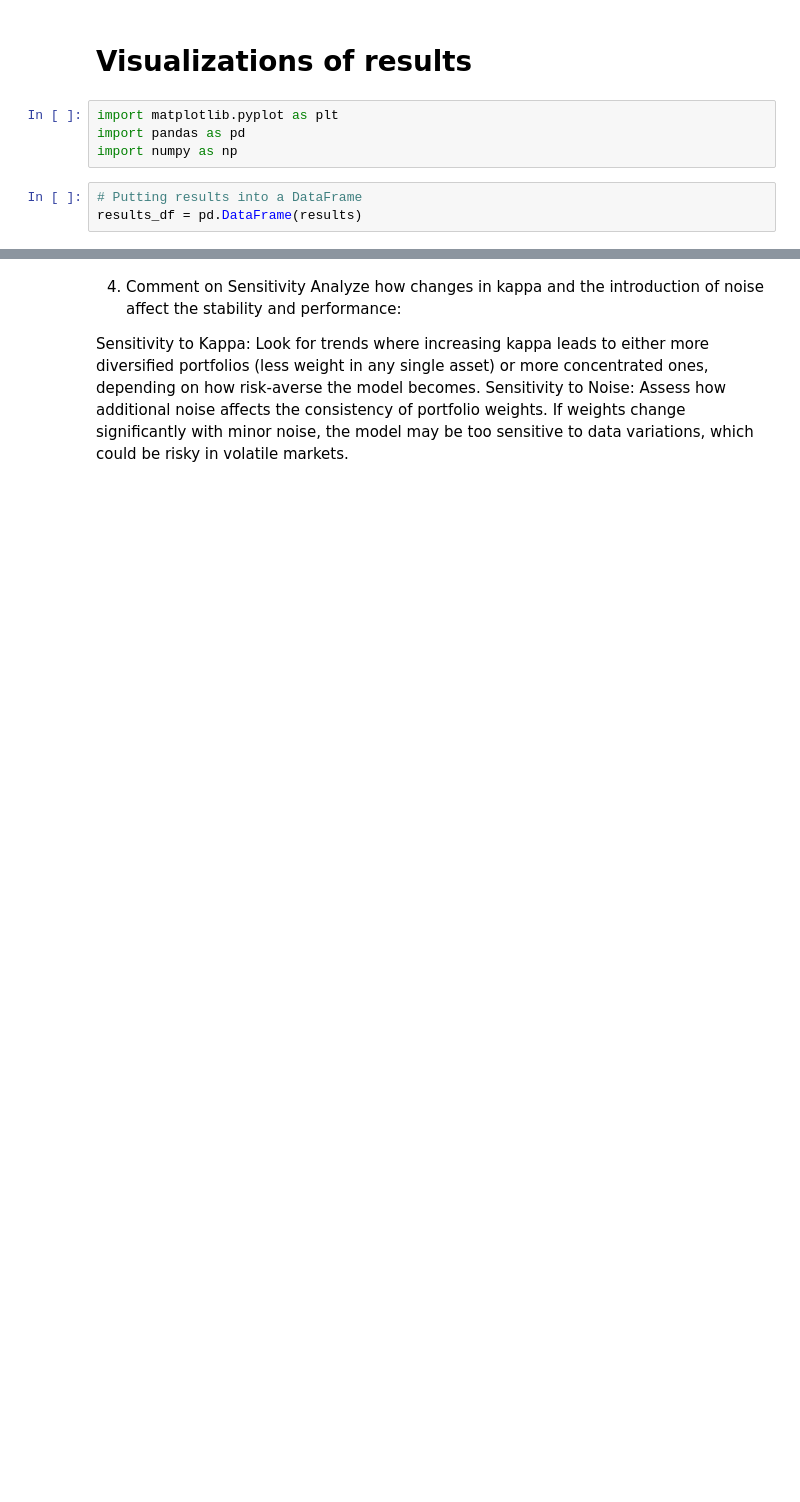
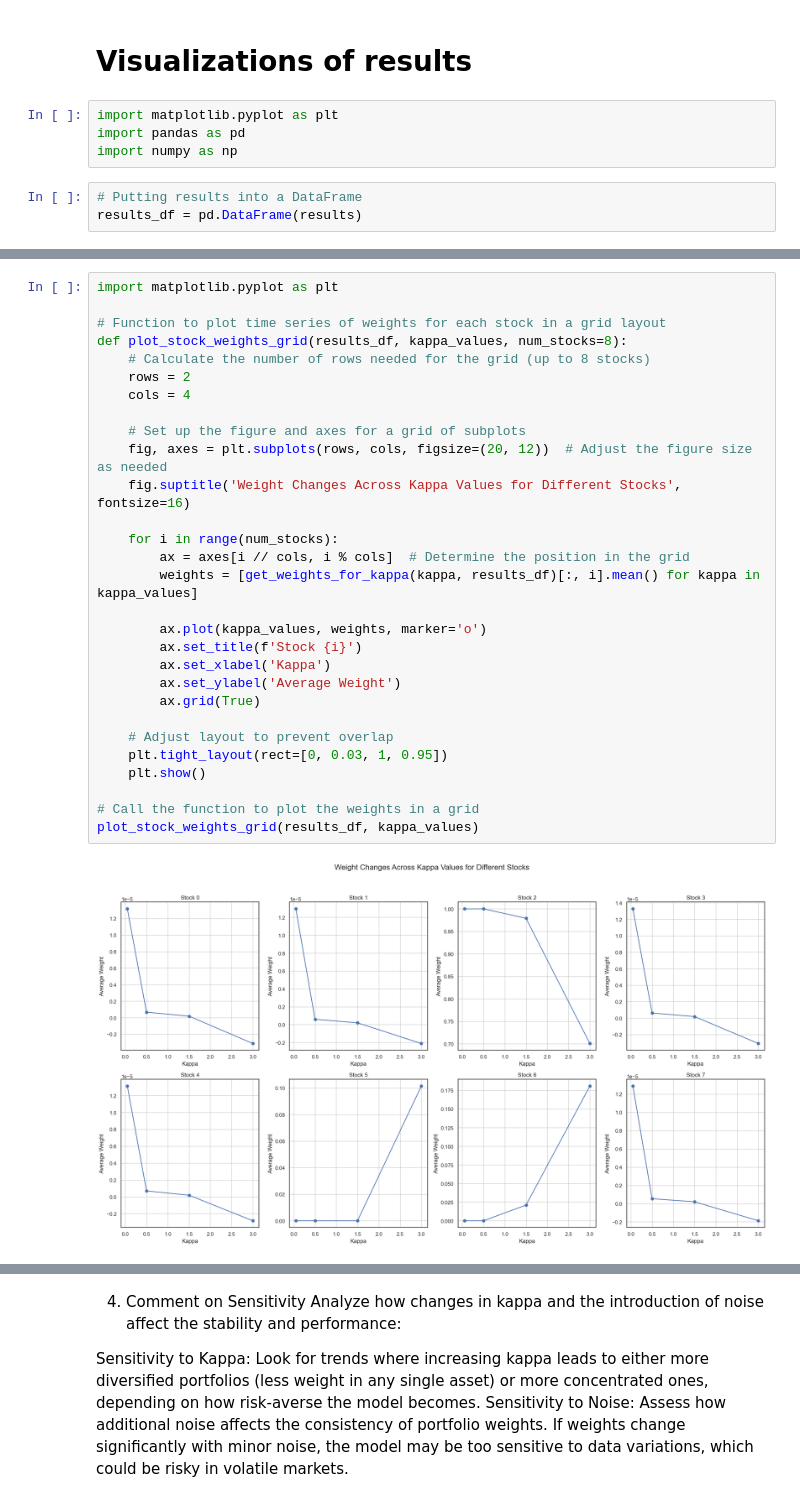
Before and after one commit to ruimaciell/2nd_homework_ml, a Jupyter notebook: Exercise2.ipynb, the cells around one changed output, grey strips where cells are left out. Saved outputs shown, nothing was run; the diff lists cells and outputs as text; blank space fills up the shorter version.

```diff
--- a/Exercise2.ipynb
+++ b/Exercise2.ipynb
@@ -336,2 +346,33 @@ for kappa in kappa_values:
+# %%
+import matplotlib.pyplot as plt
+
+# Function to plot time series of weights for each stock in a grid layout
+def plot_stock_weights_grid(results_df, kappa_values, num_stocks=8):
+    # Calculate the number of rows needed for the grid (up to 8 stocks)
+    rows = 2
+    cols = 4
+
+    # Set up the figure and axes for a grid of subplots
+    fig, axes = plt.subplots(rows, cols, figsize=(20, 12))  # Adjust the figure size as needed
+    fig.suptitle('Weight Changes Across Kappa Values for Different Stocks', fontsize=16)
+
+    for i in range(num_stocks):
+        ax = axes[i // cols, i % cols]  # Determine the position in the grid
+        weights = [get_weights_for_kappa(kappa, results_df)[:, i].mean() for kappa in kappa_values]
+
+        ax.plot(kappa_values, weights, marker='o')
+        ax.set_title(f'Stock {i}')
+        ax.set_xlabel('Kappa')
+        ax.set_ylabel('Average Weight')
+        ax.grid(True)
+
+    # Adjust layout to prevent overlap
+    plt.tight_layout(rect=[0, 0.03, 1, 0.95])
+    plt.show()
+
+# Call the function to plot the weights in a grid
+plot_stock_weights_grid(results_df, kappa_values)
+# %% [output]
+[figure, added]
 # %%
 # Assess stability
```
Also changed, not shown: parts of 16 cells of this notebook, 1 other file.
